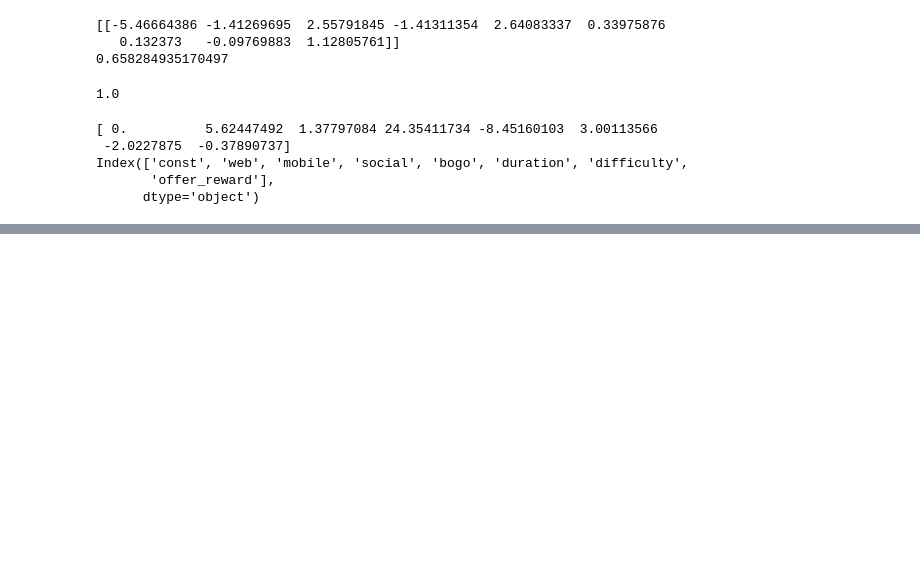
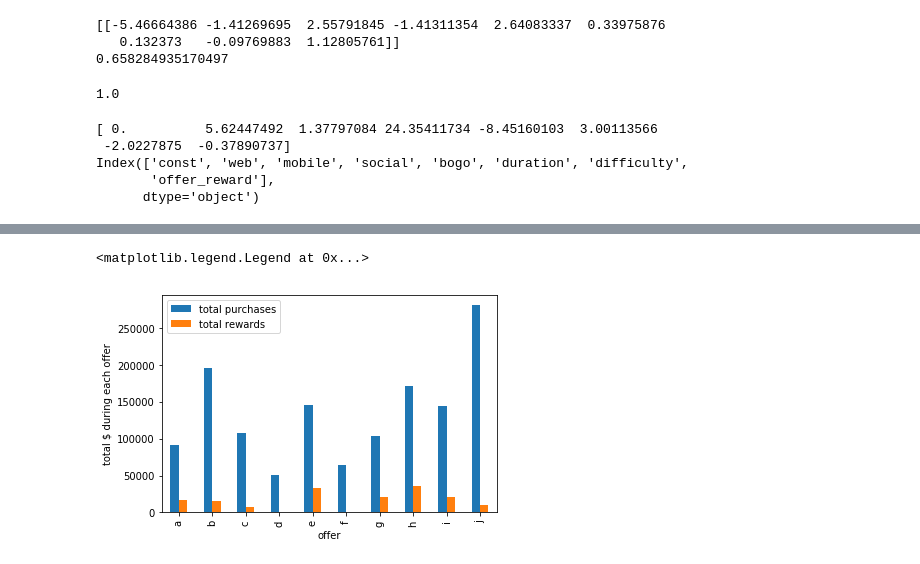
Before and after one commit to marco-bellini/Starbucks_capstone, a Jupyter notebook: 01_test.ipynb, the cells around one changed output, grey strips where cells are left out. Saved outputs shown, nothing was run; the diff lists cells and outputs as text; code cells hidden in the pictures; blank space fills up the shorter version.

```diff
--- a/01_test.ipynb
+++ b/01_test.ipynb
@@ -318,0 +344,7 @@ Index(['const', 'web', 'mobile', 'social', 'bogo', 'duration', 'difficulty',
+# %%
+out.groupby(by='offer')['Tpay_offer','reward'].sum().plot(kind='bar')
+plt.ylabel('total $ during each offer');
+plt.legend(['total purchases','total rewards' ])
+# %% [output]
+<matplotlib.legend.Legend at 0x...>
+[figure, added]
```
Also changed, not shown: parts of 21 cells of this notebook.
